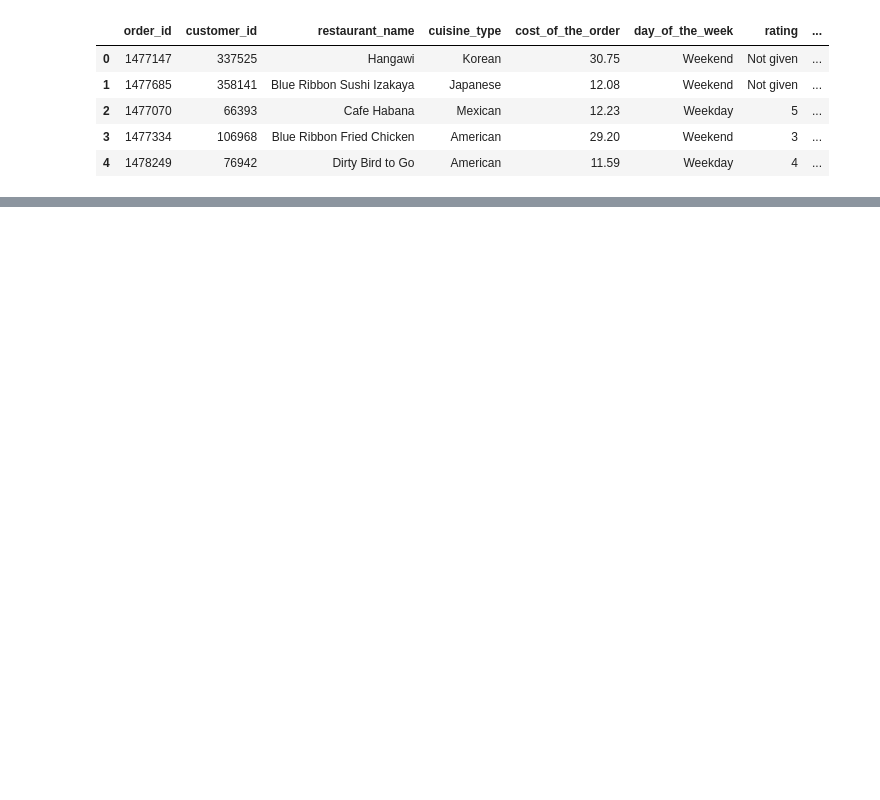
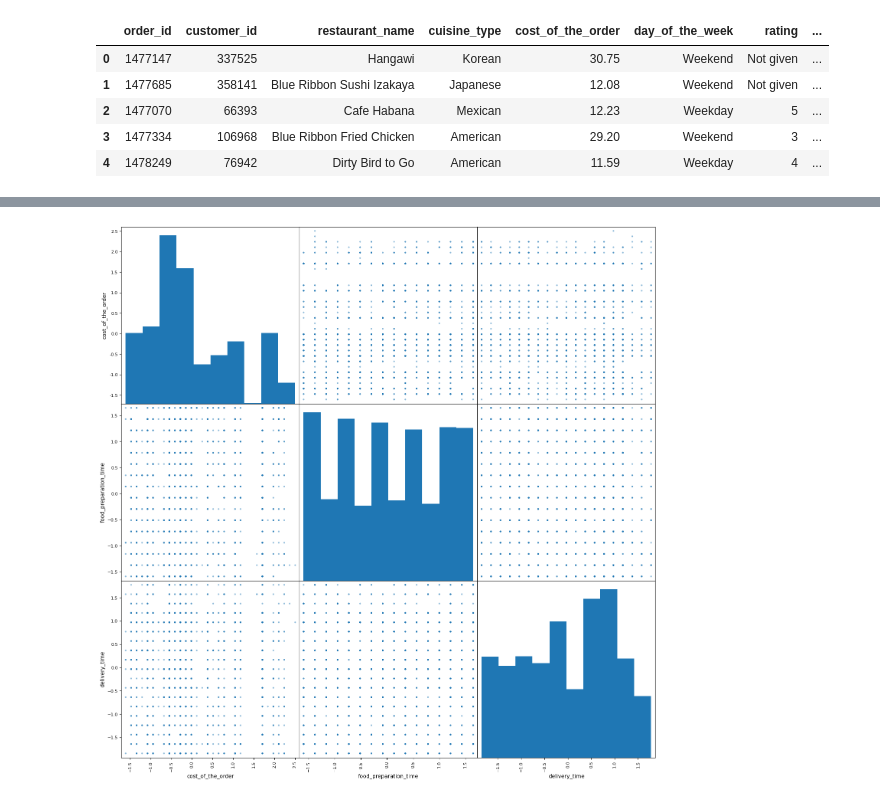
Before and after one commit to ViniciusPolo/pi5_fatec, a Jupyter notebook: machineLearning/preProcessamentoBaseNY.ipynb, the cells around one changed output, grey strips where cells are left out. Saved outputs shown, nothing was run; the diff lists cells and outputs as text; code cells hidden in the pictures; blank space fills up the shorter version.

```diff
--- a/machineLearning/preProcessamentoBaseNY.ipynb
+++ b/machineLearning/preProcessamentoBaseNY.ipynb
@@ -25,0 +128,3 @@ Não existem amostras redudantes ou inconsistentes
+# %%
+orders = orders[['cost_of_the_order', 'food_preparation_time', 'delivery_time', 'rating' ,'day_of_the_week']]
+orders.head(n=10)
@@ -49,0 +240,5 @@ max        33.000000
+# %%
+pd.plotting.scatter_matrix(orders, figsize=(18,18))
+plt.show()
+# %% [output]
+[figure, added]
```
Also changed, not shown: parts of 29 cells of this notebook.
